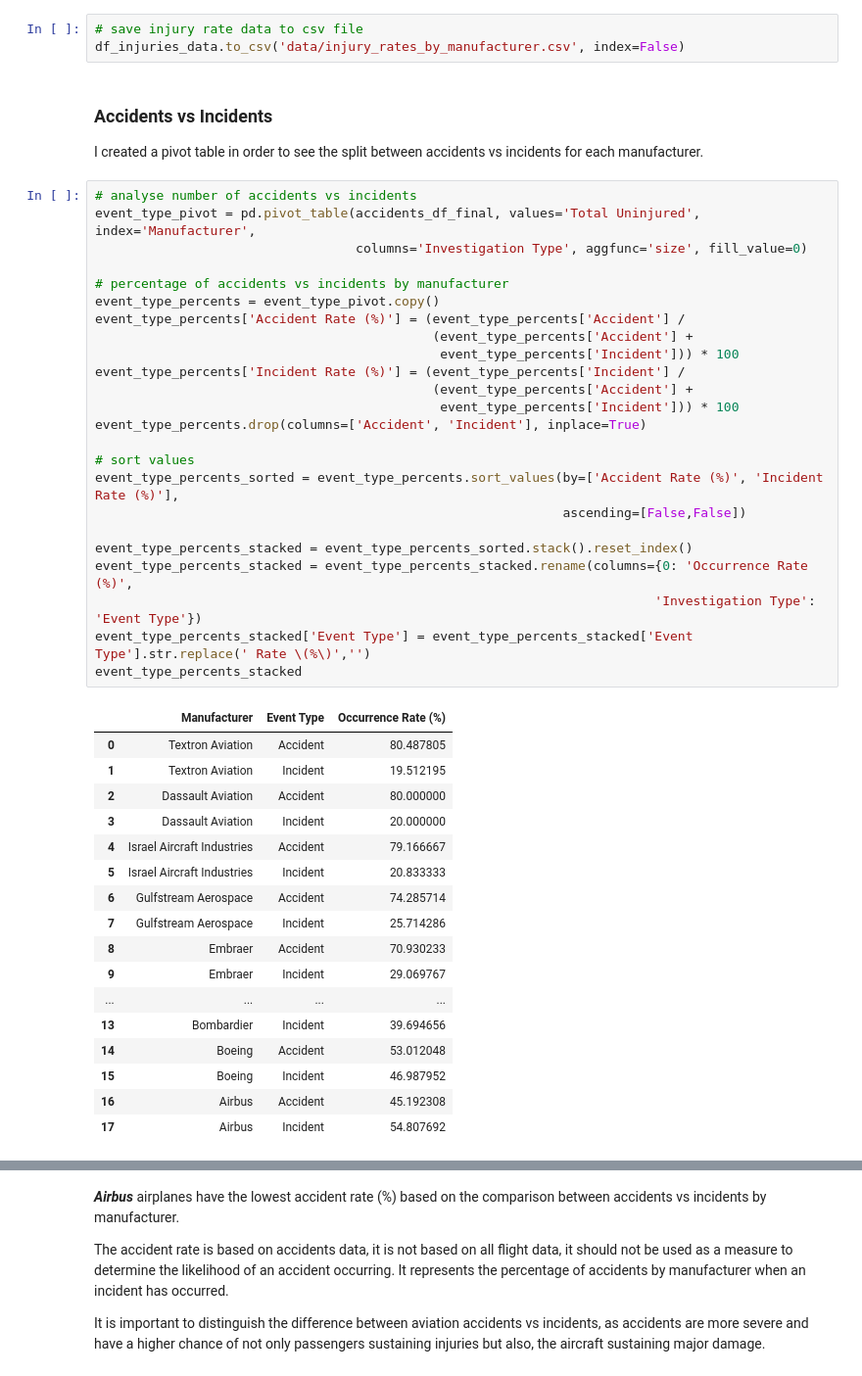
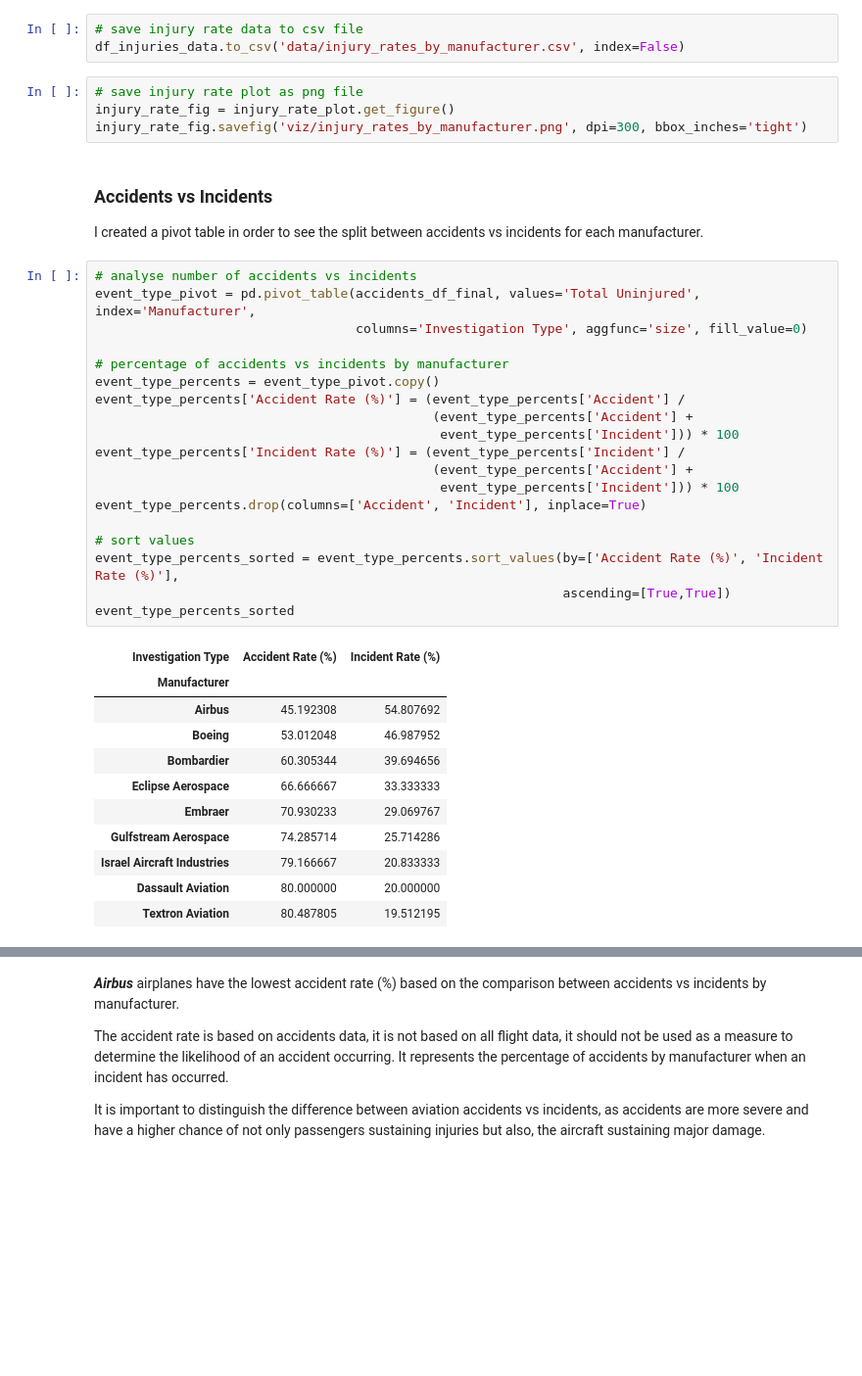
Before and after one commit to hfu-dev/safest-aircraft-analysis, a Jupyter notebook: final.ipynb, the cells around one changed output, grey strips where cells are left out. Shown at 98% size. Drawn from its saved outputs; the diff is of its cells as text; blank space fills up the shorter version.

```diff
--- a/final.ipynb
+++ b/final.ipynb
@@ -491,6 +491,10 @@ df_injuries_data = df_injuries_data.reset_index().rename(columns={'level_1': 'In
 # %%
 # save injury rate data to csv file
 df_injuries_data.to_csv('data/injury_rates_by_manufacturer.csv', index=False)
+# %%
+# save injury rate plot as png file
+injury_rate_fig = injury_rate_plot.get_figure()
+injury_rate_fig.savefig('viz/injury_rates_by_manufacturer.png', dpi=300, bbox_inches='tight')
 # %% [markdown]
 <a id="accidents"></a>
 ### Accidents vs Incidents
@@ -499,42 +503,31 @@ I created a pivot table in order to see the split between accidents vs incidents
 # %%
 # analyse number of accidents vs incidents
 event_type_pivot = pd.pivot_table(accidents_df_final, values='Total Uninjured', index='Manufacturer',
                                   columns='Investigation Type', aggfunc='size', fill_value=0)
 
 # percentage of accidents vs incidents by manufacturer
 event_type_percents = event_type_pivot.copy()
 event_type_percents['Accident Rate (%)'] = (event_type_percents['Accident'] /
                                             (event_type_percents['Accident'] +
                                              event_type_percents['Incident'])) * 100
 event_type_percents['Incident Rate (%)'] = (event_type_percents['Incident'] /
                                             (event_type_percents['Accident'] +
                                              event_type_percents['Incident'])) * 100
 event_type_percents.drop(columns=['Accident', 'Incident'], inplace=True)
 
 # sort values
 event_type_percents_sorted = event_type_percents.sort_values(by=['Accident Rate (%)', 'Incident Rate (%)'],
-                                                             ascending=[False,False])
-
-event_type_percents_stacked = event_type_percents_sorted.stack().reset_index()
-event_type_percents_stacked = event_type_percents_stacked.rename(columns={0: 'Occurrence Rate (%)',
-                                                                         'Investigation Type': 'Event Type'})
-event_type_percents_stacked['Event Type'] = event_type_percents_stacked['Event Type'].str.replace(' Rate \(%\)','')
-event_type_percents_stacked
+                                                             ascending=[True,True])
+event_type_percents_sorted
 # %% [output]
-|  | Manufacturer | Event Type | Occurrence Rate (%) |
-| 0 | Textron Aviation | Accident | 80.487805 |
-| 1 | Textron Aviation | Incident | 19.512195 |
-| 2 | Dassault Aviation | Accident | 80.000000 |
-| 3 | Dassault Aviation | Incident | 20.000000 |
-| 4 | Israel Aircraft Industries | Accident | 79.166667 |
-| 5 | Israel Aircraft Industries | Incident | 20.833333 |
-| 6 | Gulfstream Aerospace | Accident | 74.285714 |
-| 7 | Gulfstream Aerospace | Incident | 25.714286 |
-| 8 | Embraer | Accident | 70.930233 |
-| 9 | Embraer | Incident | 29.069767 |
-| ... | ... | ... | ... |
-| 13 | Bombardier | Incident | 39.694656 |
-| 14 | Boeing | Accident | 53.012048 |
-| 15 | Boeing | Incident | 46.987952 |
-| 16 | Airbus | Accident | 45.192308 |
-| 17 | Airbus | Incident | 54.807692 |
+| Investigation Type | Accident Rate (%) | Incident Rate (%) |
+| Manufacturer |  |  |
+| Airbus | 45.192308 | 54.807692 |
+| Boeing | 53.012048 | 46.987952 |
+| Bombardier | 60.305344 | 39.694656 |
+| Eclipse Aerospace | 66.666667 | 33.333333 |
+| Embraer | 70.930233 | 29.069767 |
+| Gulfstream Aerospace | 74.285714 | 25.714286 |
+| Israel Aircraft Industries | 79.166667 | 20.833333 |
+| Dassault Aviation | 80.000000 | 20.000000 |
+| Textron Aviation | 80.487805 | 19.512195 |
```
Also changed, not shown: parts of 7 cells of this notebook.
